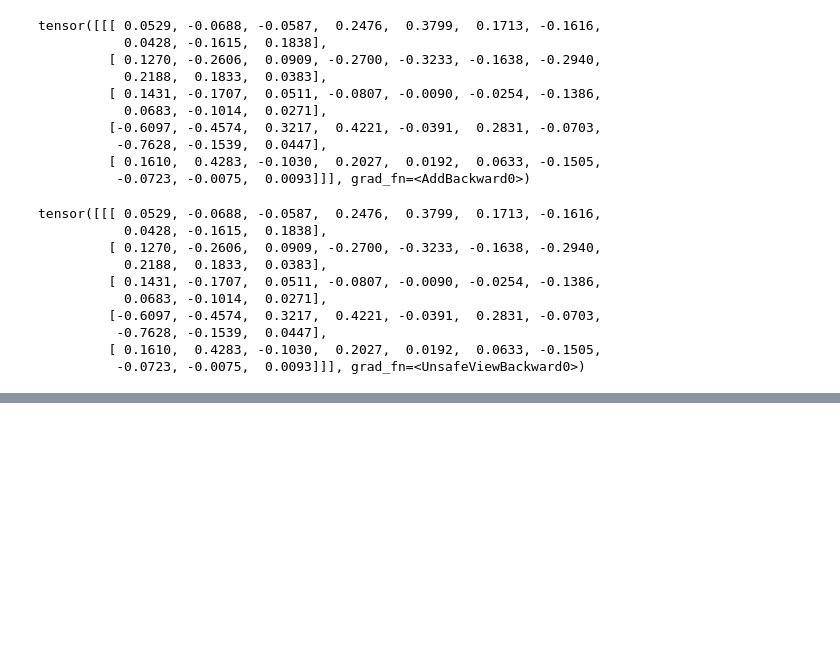
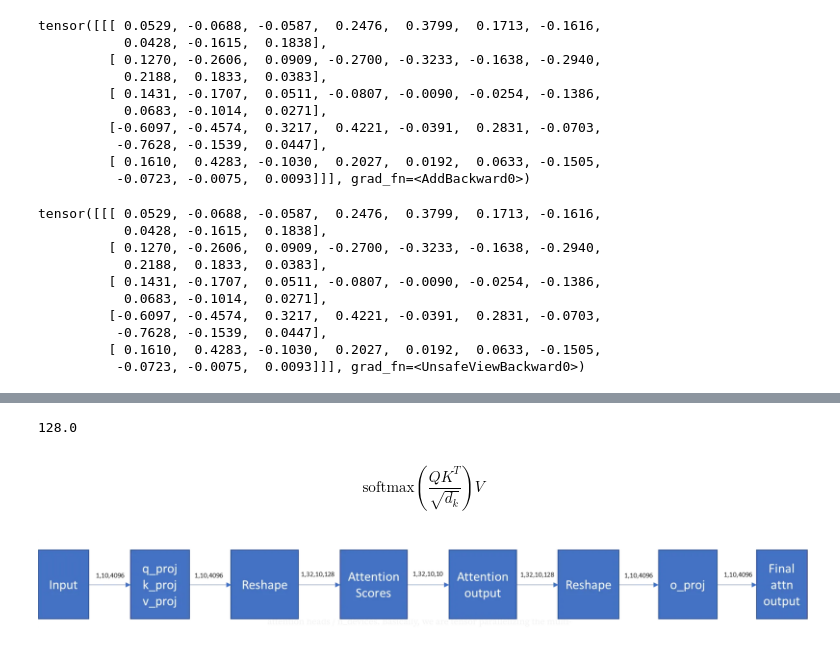
Before and after one commit to chunhuizhang/pytorch_distribute_tutorials, a Jupyter notebook: tutorials/tensor_parallel.ipynb, the cells around one changed output, grey strips where cells are left out. Drawn from its saved outputs; the diff is of its cells as text; code cells hidden in the pictures; blank space fills up the shorter version.

```diff
--- a/tutorials/tensor_parallel.ipynb
+++ b/tutorials/tensor_parallel.ipynb
@@ -209,0 +247,12 @@ tensor([[[ 0.0529, -0.0688, -0.0587,  0.2476,  0.3799,  0.1713, -0.1616,
+# %%
+4096/32
+# %% [output]
+128.0
+# %% [markdown]
+$$
+\text{softmax}\left(\frac{QK^T}{\sqrt{d_k}}\right)V
+$$
+# %%
+Image('../imgs/attn_with_shape.png')
+# %% [output]
+[figure, added]
```
Also changed, not shown: parts of 35 cells of this notebook, 2 other files.
